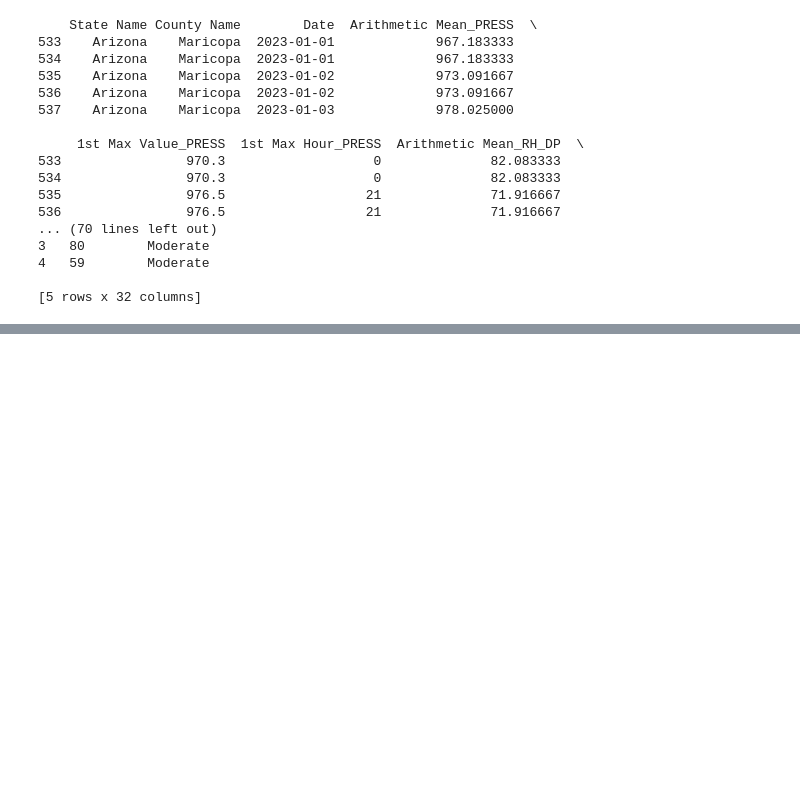
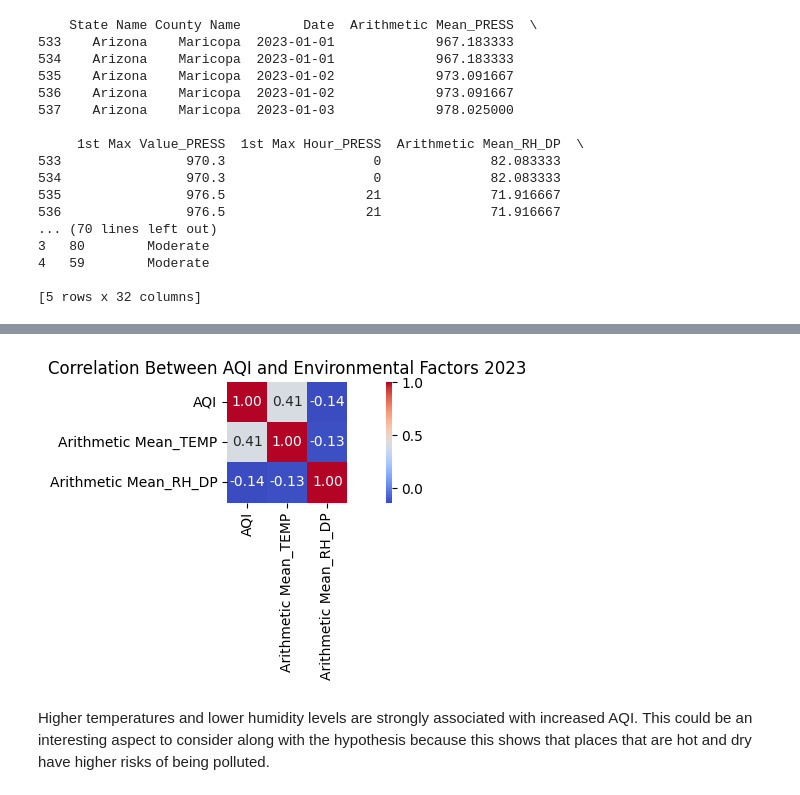
Before and after one commit to uic-cs418/group-project-data-minding, a Jupyter notebook: Progress_Report.ipynb, the cells around one changed output, grey strips where cells are left out. Saved outputs shown, nothing was run; the diff lists cells and outputs as text; code cells hidden in the pictures; blank space fills up the shorter version.

```diff
--- a/Progress_Report.ipynb
+++ b/Progress_Report.ipynb
@@ -383,0 +505,21 @@ filterRows("all_attributes_2024.csv")
+# %%
+df = pd.read_csv('24StateAQI_2023.csv')
+df['Date'] = pd.to_datetime(df['Date'])
+
+corr_columns = [
+    'AQI',
+    'Arithmetic Mean_TEMP',
+    'Arithmetic Mean_RH_DP',
+]
+corr_data = df[corr_columns].dropna()
+corr_matrix = corr_data.corr()
+
+plt.figure(figsize=(8,3.5))
+sns.heatmap(corr_matrix, annot=True, fmt=".2f", cmap='coolwarm', square=True)
+plt.title('Correlation Between AQI and Environmental Factors 2023')
+plt.tight_layout()
+plt.show()
+# %% [output]
+[figure, added]
+# %% [markdown]
+Higher temperatures and lower humidity levels are strongly associated with increased AQI. This could be an interesting aspect to consider along with the hypothesis because this shows that places that are hot and dry have higher risks of being polluted.
```
Also changed, not shown: parts of 21 cells of this notebook.
